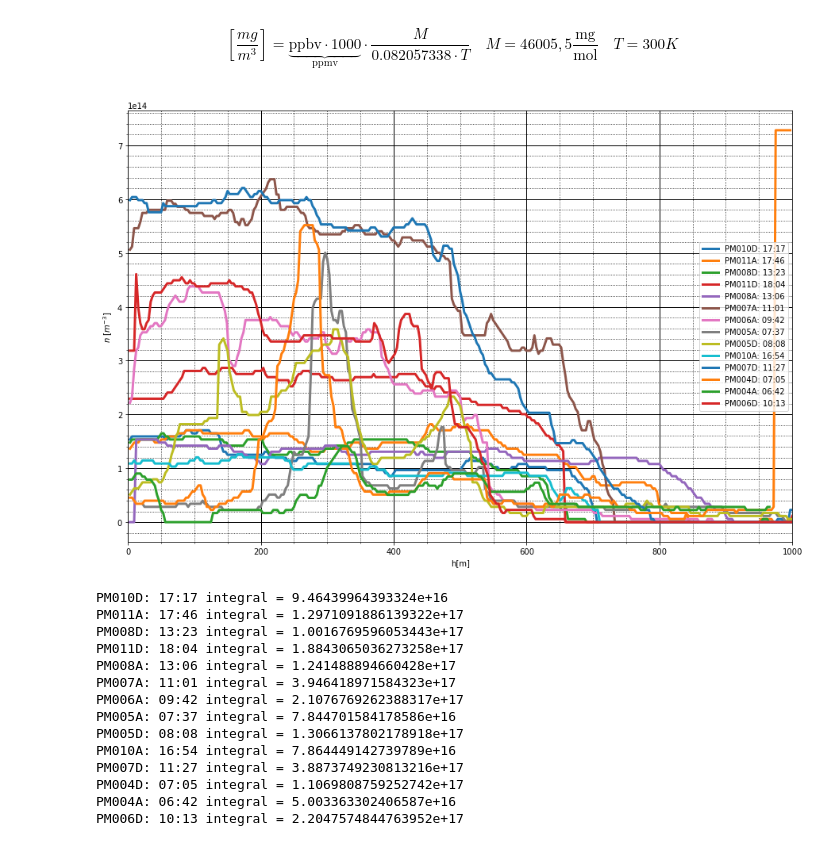
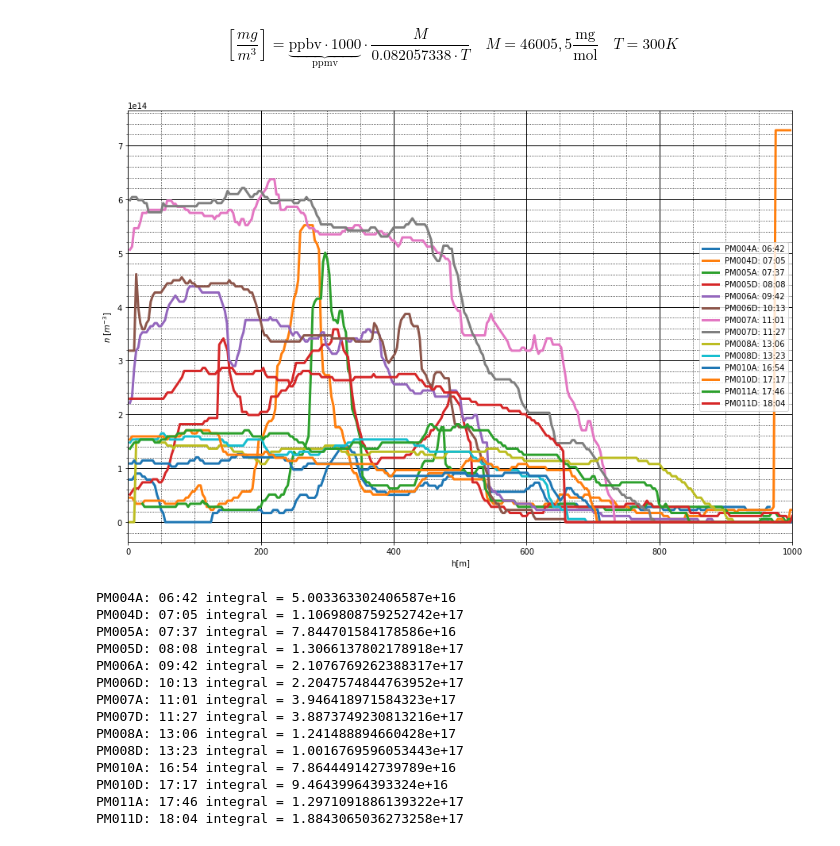
Before and after one commit to Mkrie/thesis, a Jupyter notebook: notebooks/profiles.ipynb, the cells around one changed output. Saved outputs shown, nothing was run; the diff lists cells and outputs as text; code cells hidden in the pictures.

```diff
--- a/notebooks/profiles.ipynb
+++ b/notebooks/profiles.ipynb
@@ -31,34 +31,34 @@ dict_profile_time = {("06", "42"): "PM004A",
                      ("18", "04"): "PM011D"}
 # %%
 plt.figure(figsize=(15, 10))
-for txt_path in Path(Path.cwd().parent,
+for txt_path in sorted(list(Path(Path.cwd().parent,
                      "data", "profiles_1",
-                     "csv").glob("*.csv"):
+                     "csv").glob("*.csv"))):
     with open(txt_path, "r") as csv_file:
         reader = csv.reader(csv_file)
         tup_coords: tuple[tuple[str]] = tuple(reader)
         plt.minorticks_on()
         plt.grid(which='major', color = 'k', linewidth = 1)
         plt.grid(which='minor', color = 'k', linestyle = ':')
         plt.xlim(0, 1000)
         #plt.ylim(0, 6*10**7)
         plt.xlabel("h[m]")
         plt.ylabel(r"$n$ [$m^{-3}$]")
         #plt.title(txt_path.name.replace(".csv", "").replace("_", " "))
         list_text = txt_path.name.replace(".csv", "").split("_")
         plt.plot(tuple(float(x[0]) for x in tup_coords),
                  tuple(float(x[1]) for x in tup_coords),
                  linewidth=3,
                  label=f"{dict_profile_time.get(tuple(list_text[1:]))}: {list_text[1]}:{list_text[2]}")
 
 plt.legend()
 plt.show()
 # %% [output]
-[figure, old version]
+[figure, new version]
 # %%
-for txt_path in Path(Path.cwd().parent,
+for txt_path in sorted(list(Path(Path.cwd().parent,
                      "data", "profiles_1",
-                     "csv").glob("*.csv"):
+                     "csv").glob("*.csv"))):
     sum: float = 0
     list_text = txt_path.name.replace(".csv", "").split("_")
     with open(txt_path, "r") as csv_file:
@@ -69,17 +69,17 @@ for txt_path in Path(Path.cwd().parent,
                      float(tup_coords[i+1][1]) + float(tup_coords[i][1]) / 2)
         print(f"{dict_profile_time.get(tuple(list_text[1:]))}: {list_text[1]}:{list_text[2]} integral = {sum}")
 # %% [output]
+PM004A: 06:42 integral = 5.003363302406587e+16
+PM004D: 07:05 integral = 1.1069808759252742e+17
+PM005A: 07:37 integral = 7.844701584178586e+16
+PM005D: 08:08 integral = 1.3066137802178918e+17
+PM006A: 09:42 integral = 2.1076769262388317e+17
+PM006D: 10:13 integral = 2.2047574844763952e+17
+PM007A: 11:01 integral = 3.946418971584323e+17
+PM007D: 11:27 integral = 3.8873749230813216e+17
+PM008A: 13:06 integral = 1.241488894660428e+17
+PM008D: 13:23 integral = 1.0016769596053443e+17
+PM010A: 16:54 integral = 7.864449142739789e+16
 PM010D: 17:17 integral = 9.46439964393324e+16
 PM011A: 17:46 integral = 1.2971091886139322e+17
-PM008D: 13:23 integral = 1.0016769596053443e+17
 PM011D: 18:04 integral = 1.8843065036273258e+17
-PM008A: 13:06 integral = 1.241488894660428e+17
-PM007A: 11:01 integral = 3.946418971584323e+17
-PM006A: 09:42 integral = 2.1076769262388317e+17
-PM005A: 07:37 integral = 7.844701584178586e+16
-PM005D: 08:08 integral = 1.3066137802178918e+17
-PM010A: 16:54 integral = 7.864449142739789e+16
-PM007D: 11:27 integral = 3.8873749230813216e+17
-PM004D: 07:05 integral = 1.1069808759252742e+17
-PM004A: 06:42 integral = 5.003363302406587e+16
-PM006D: 10:13 integral = 2.2047574844763952e+17
```
Also changed, not shown: 47 other files.
